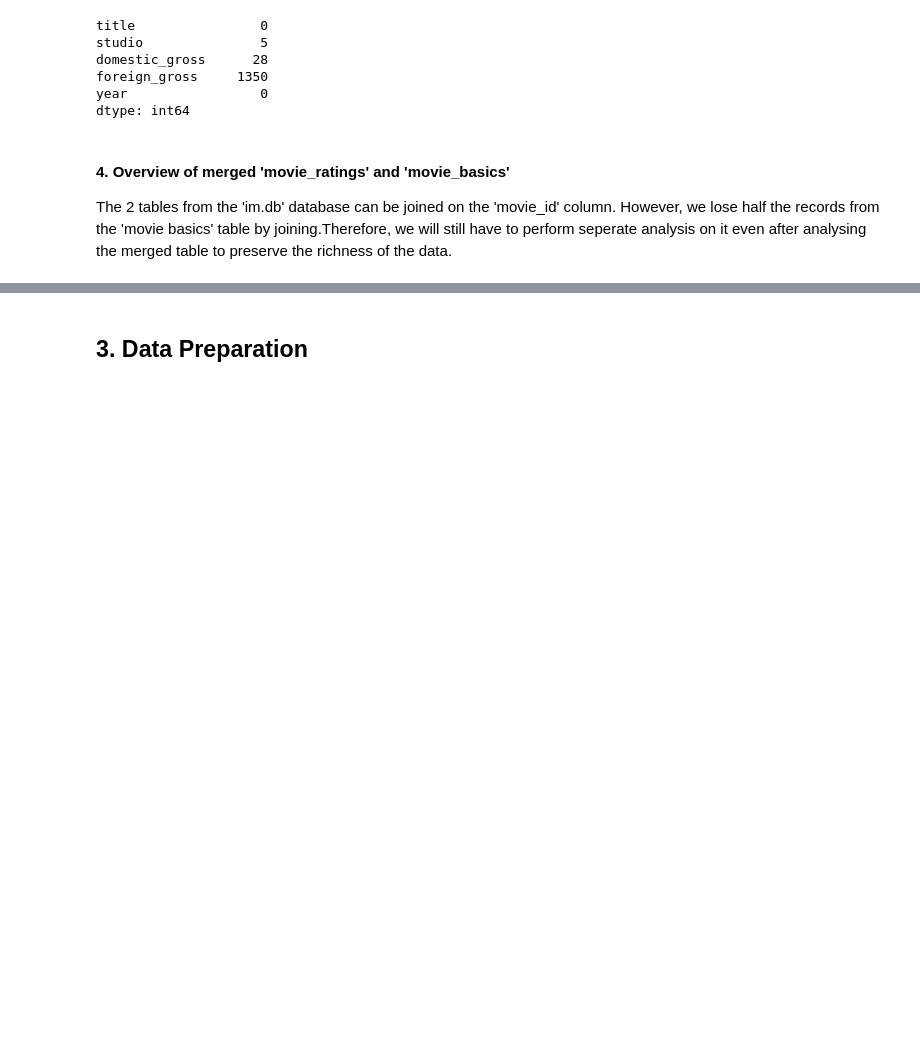
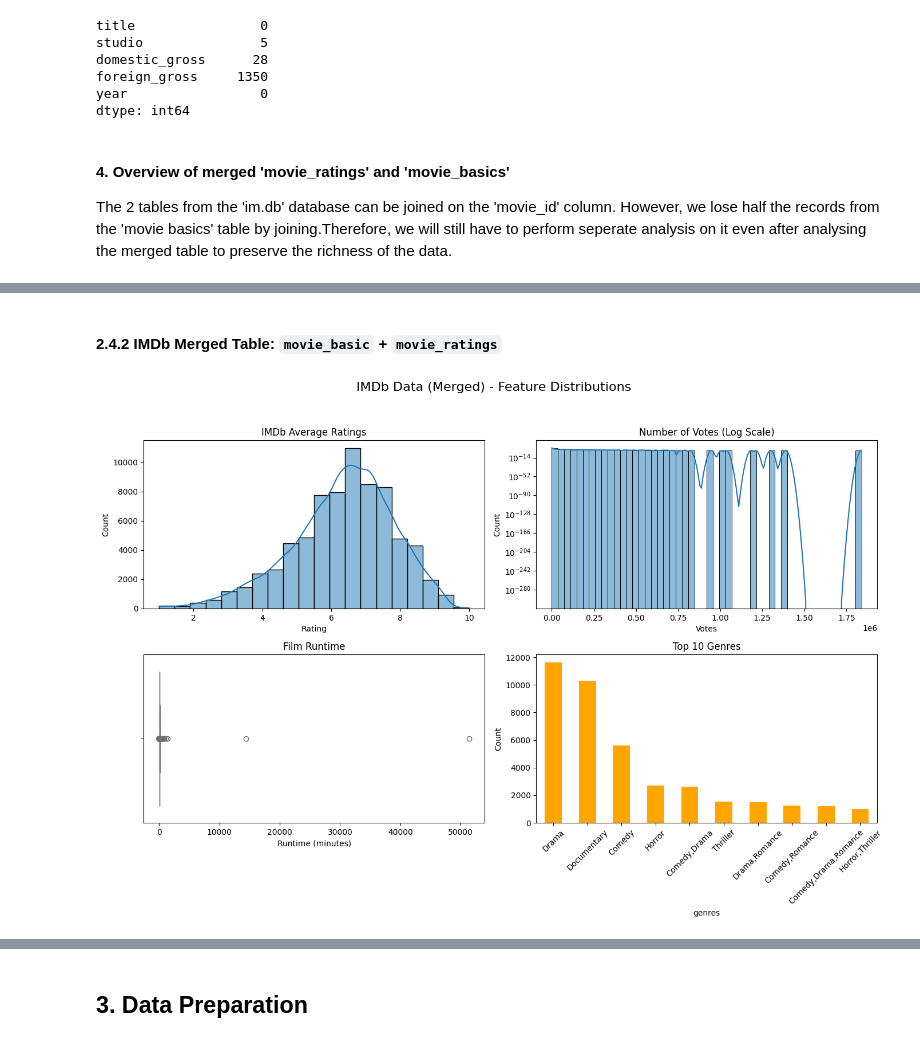
Before and after one commit to Dc-qwerty/Group-4-phase-2-project, a Jupyter notebook: newmoviestudio.ipynb, the cells around one changed output, grey strips where cells are left out. Drawn from its saved outputs; the diff is of its cells as text; code cells hidden in the pictures; blank space fills up the shorter version.

```diff
--- a/newmoviestudio.ipynb
+++ b/newmoviestudio.ipynb
@@ -328,0 +463,33 @@ These features provide a holistic view of each film by combining:
+# %% [markdown]
+#### 2.4.2 IMDb Merged Table: `movie_basic` + `movie_ratings`
+# %%
+# Set up the subplot grid
+fig, axes = plt.subplots(2, 2, figsize=(14, 10))
+fig.suptitle("IMDb Data (Merged) - Feature Distributions", fontsize=16)
+
+# 1. Average Rating Distribution
+sns.histplot(df_merged['averagerating'], bins=20, kde=True, ax=axes[0, 0])
+axes[0, 0].set_title("IMDb Average Ratings")
+axes[0, 0].set_xlabel("Rating")
+
+# 2. Number of Votes Distribution
+sns.histplot(df_merged['numvotes'], bins=50, kde=True, ax=axes[0, 1])
+axes[0, 1].set_title("Number of Votes (Log Scale)")
+axes[0, 1].set_xlabel("Votes")
+axes[0, 1].set_yscale("log")
+
+# 3. Runtime Distribution
+sns.boxplot(x=df_merged['runtime_minutes'], ax=axes[1, 0], color="skyblue")
+axes[1, 0].set_title("Film Runtime")
+axes[1, 0].set_xlabel("Runtime (minutes)")
+
+# 4. Top 10 Genres by Frequency
+df_merged['genres'].value_counts().head(10).plot(kind='bar', ax=axes[1, 1], color="orange")
+axes[1, 1].set_title("Top 10 Genres")
+axes[1, 1].set_ylabel("Count")
+axes[1, 1].tick_params(axis='x', rotation=45)
+
+plt.tight_layout(rect=[0, 0.03, 1, 0.95])
+plt.show()
+# %% [output]
+[figure, added]
```
Also changed, not shown: parts of 25 cells of this notebook.
